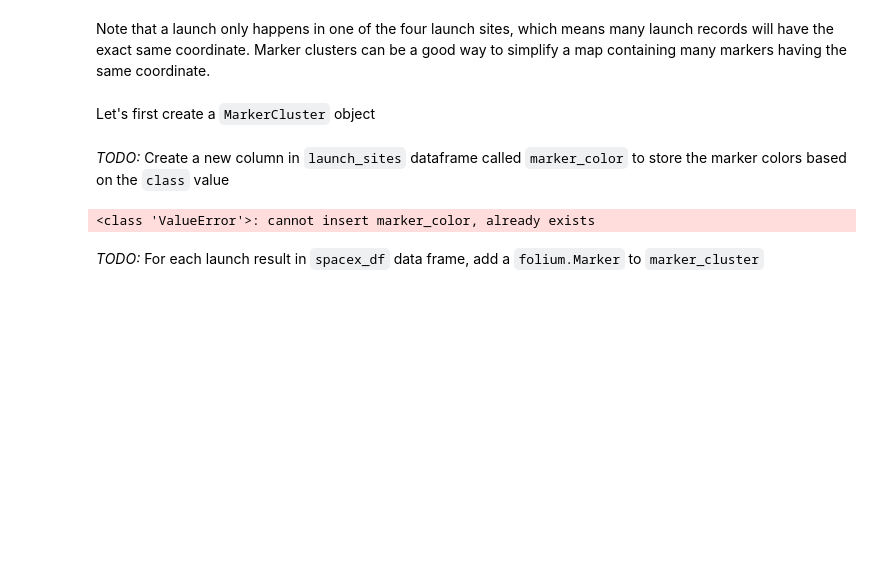
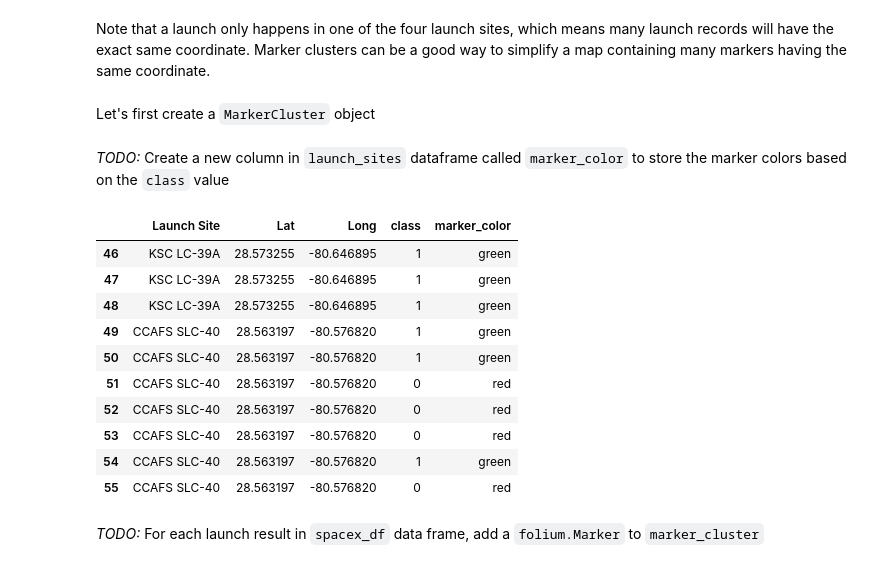
Before and after one commit to tszchingleungtc/Course-10, a Jupyter notebook: lab_jupyter_launch_site_location.ipynb, the cells around one changed output. Cells and saved outputs as stored; diff of their text form; code cells hidden in the pictures; blank space fills up the shorter version.

```diff
--- a/lab_jupyter_launch_site_location.ipynb
+++ b/lab_jupyter_launch_site_location.ipynb
@@ -116,12 +116,27 @@ An example of folium.Marker:
 # Initial the map
 site_map = folium.Map(location=nasa_coordinate, zoom_start=5)
 # For each launch site, add a Circle object based on its coordinate (Lat, Long) values. In addition, add Launch site name as a popup label
-for r in launch_sites_df.index:
-    coordinate = [launch_sites_df['Lat'][r], launch_sites_df['Long'][r]]
-    circle = folium.Circle(coordinate, radius=1000, color='#d35400', fill=True).add_child(folium.Popup(launch_sites_df['Launch Site'][r]))
-    marker = folium.map.Marker(coordinate, icon=DivIcon(icon_size=(20,20),icon_anchor=(0,0), html='<div style="font-size: 12; color:#d35400;"><b>%s</b></div>' % launch_sites_df['Launch Site'][r], ))
+# Iterate over each launch site
+for index, row in launch_sites_df.iterrows():
+    coordinate = [row['Lat'], row['Long']]
+    launch_site_name = row['Launch Site']
+
+    # Add a Circle object for the launch site with a popup label
+    circle = folium.Circle(coordinate, radius=50, color='#d35400', fill=True).add_child(folium.Popup(launch_site_name))
     site_map.add_child(circle)
+
+    # Add a Marker object for the launch site with a popup label
+    marker = folium.Marker(
+        coordinate,
+        icon=folium.DivIcon(
+            icon_size=(20, 20),
+            icon_anchor=(0, 0),
+            html='<div style="font-size: 12px; color:#d35400;"><b>%s</b></div>' % launch_site_name,
+        )
+    )
+    marker.add_child(folium.Popup(launch_site_name))
     site_map.add_child(marker)
+
 site_map
 # %% [output]
 [interactive output not drawn]
@@ -157,20 +184,28 @@ Let's first create a `MarkerCluster` object
 marker_cluster = MarkerCluster()
 # %% [markdown]
 *TODO:* Create a new column in `launch_sites` dataframe called `marker_color` to store the marker colors based on the `class` value
-# %%
-marker_color = []
-for c in spacex_df['class']:
-    if c == 1:
-        marker_color.append("g")
-    else:
-        marker_color.append("r")
-#marker_color
-spacex_df.insert(12, "marker_color", marker_color)
-# Apply a function to check the value of `class` column
-# If class=1, marker_color value will be green
-# If class=0, marker_color value will be red
-# %% [output]
-<class 'ValueError'>: cannot insert marker_color, already exists
+# %%
+def assign_marker_color(row):
+    if row['class'] == 1:
+        return 'green'
+    elif row['class'] == 0:
+        return 'red'
+
+# Apply the function to create the marker_color column
+spacex_df['marker_color'] = spacex_df.apply(assign_marker_color, axis=1)
+spacex_df.tail(10)
+# %% [output]
+|  | Launch Site | Lat | Long | class | marker_color |
+| 46 | KSC LC-39A | 28.573255 | -80.646895 | 1 | green |
+| 47 | KSC LC-39A | 28.573255 | -80.646895 | 1 | green |
+| 48 | KSC LC-39A | 28.573255 | -80.646895 | 1 | green |
+| 49 | CCAFS SLC-40 | 28.563197 | -80.576820 | 1 | green |
+| 50 | CCAFS SLC-40 | 28.563197 | -80.576820 | 1 | green |
+| 51 | CCAFS SLC-40 | 28.563197 | -80.576820 | 0 | red |
+| 52 | CCAFS SLC-40 | 28.563197 | -80.576820 | 0 | red |
+| 53 | CCAFS SLC-40 | 28.563197 | -80.576820 | 0 | red |
+| 54 | CCAFS SLC-40 | 28.563197 | -80.576820 | 1 | green |
+| 55 | CCAFS SLC-40 | 28.563197 | -80.576820 | 0 | red |
 # %% [markdown]
 *TODO:* For each launch result in `spacex_df` data frame, add a `folium.Marker` to `marker_cluster`
 # %%
```
Also changed, not shown: parts of 5 cells of this notebook.
